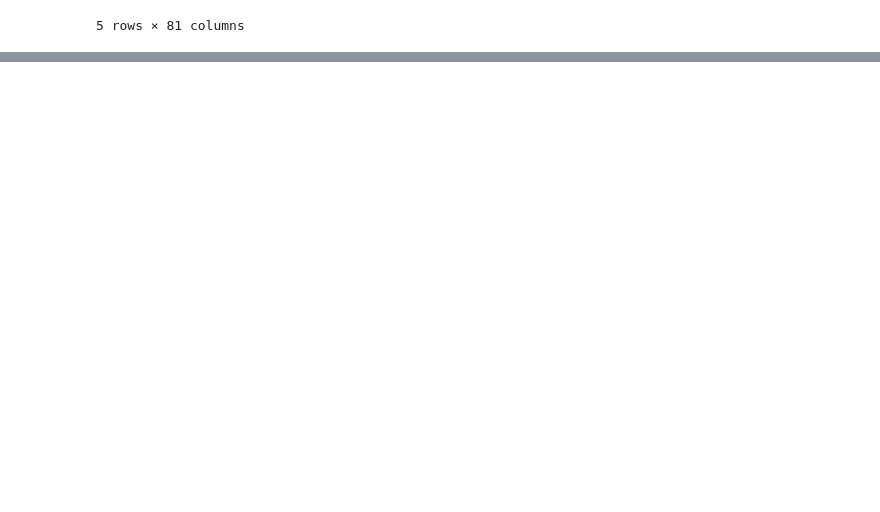
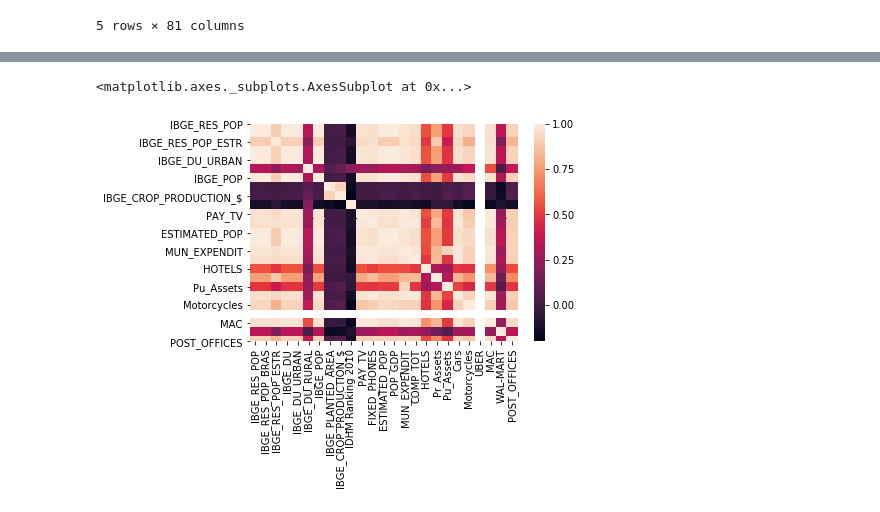
Before and after one commit to giovannabadaro/machine-learning-brazilian-cities, a Jupyter notebook: simple-exploration.ipynb, the cells around one changed output, grey strips where cells are left out. Drawn from its saved outputs; the diff is of its cells as text; code cells hidden in the pictures; blank space fills up the shorter version.

```diff
--- a/simple-exploration.ipynb
+++ b/simple-exploration.ipynb
@@ -14,0 +57,6 @@ data.head()
+# %%
+correlation= df2.corr()
+sns.heatmap(correlation)
+# %% [output]
+<matplotlib.axes._subplots.AxesSubplot at 0x...>
+[figure, added]
```
Also changed, not shown: parts of 7 cells of this notebook.
